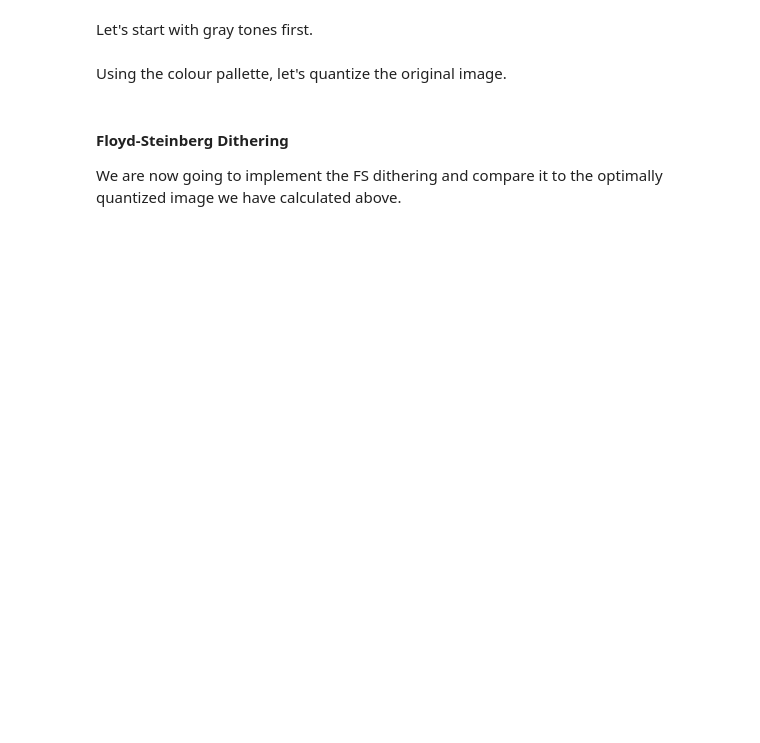
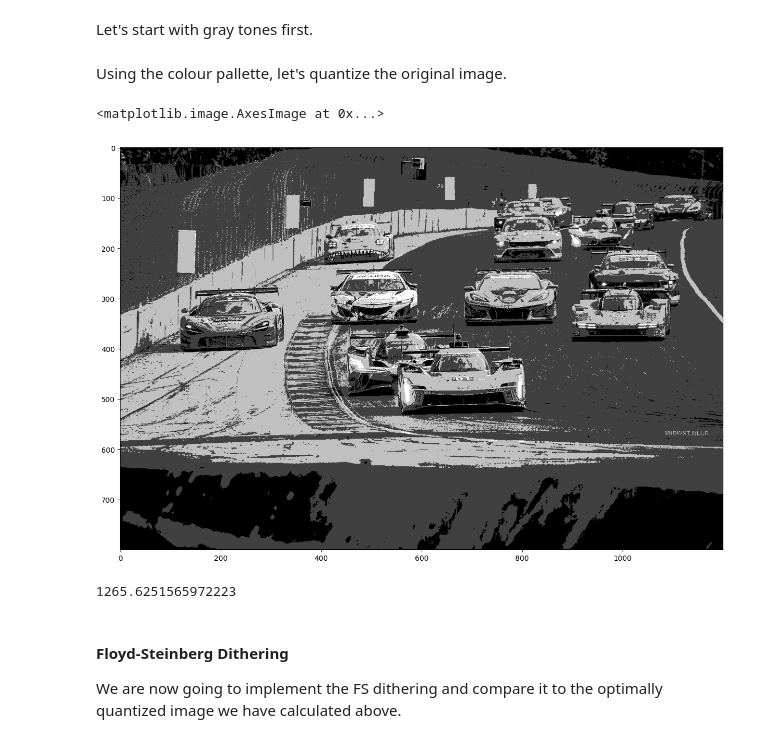
Before and after one commit to smoke22catches/computer-vision-course-homeworks, a Jupyter notebook: lesson_5/homework/Homework.ipynb, the cells around one changed output. Saved outputs shown, nothing was run; the diff lists cells and outputs as text; code cells hidden in the pictures; blank space fills up the shorter version.

```diff
--- a/lesson_5/homework/Homework.ipynb
+++ b/lesson_5/homework/Homework.ipynb
@@ -40,24 +43,48 @@ colors = np.array([[0, 0, 0],
 Using the colour pallette, let's quantize the original image.
 # %%
 # Cast the image to float
-img =
+img = img.astype(np.float64)
 
 # Prepare for quantization
 rows, cols, channels = img.shape
 quantized = np.zeros_like(img)
 
+# from student:
+# the function for calculating the eucliding distance between two 3-dimensional points
+def euclidean_distance(p1, p2):
+  return np.sqrt(
+      np.power(p2[0] - p1[0], 2) +
+      np.power(p2[1] - p1[1], 2) +
+      np.power(p2[2] - p1[2], 2)
+  )
+
 # Apply quantization
 for r in range(rows):
     for c in range(cols):
         # Extract the original pixel value
-        pixel =
+        pixel = list(img[r, c, :])
 
         # Find the closest colour from the pallette (using absolute value/Euclidean distance)
-        # Note: You may need more than one line of code here
-        new_pixel =
+        # Note: You may need more than one line of code here\
+
+        # from student:
+        # calculate the eucliding distance between current pixel
+        # and defined colors and select the shortest one
+        new_pixel = colors[0]
+        shortest_distance = euclidean_distance(pixel, colors[0])
+
+        for color in colors[1:]:
+          distance = euclidean_distance(pixel, color)
+
+          if distance < shortest_distance:
+            new_pixel = color
+            shortest_distance = distance
 
         # Apply quantization
         quantized[r, c, :] = new_pixel
 # %%
 # Show quantized image (don't forget to cast back to uint8)
-plt.imshow(...)
+plt.imshow(quantized.astype(np.uint8))
+# %% [output]
+<matplotlib.image.AxesImage at 0x...>
+[figure, added]
@@ -67,3 +91,20 @@ avg_quant_error =
+# %%
+# Compute average quantization error
+# from student: get only pixels values by reshaping image
+img_values = img.reshape(img.shape[0] * img.shape[1], img.shape[2]).astype(np.float64)
+quantized_values = quantized.reshape(quantized.shape[0] * quantized.shape[1], quantized.shape[2]).astype(np.float64)
+pixels_count = len(img_values)
+
+# from student: calculate average error for every channel
+avg_quant_error_red = np.sum(np.power(img_values[:, 0] - quantized_values[:, 0], 2)) / pixels_count
+avg_quant_error_green = np.sum(np.power(img_values[:, 1] - quantized_values[:, 1], 2)) / pixels_count
+avg_quant_error_blue = np.sum(np.power(img_values[:, 2] - quantized_values[:, 2], 2)) / pixels_count
+
+# from student: calculate general error
+avg_quant_error = (avg_quant_error_red + avg_quant_error_green + avg_quant_error_blue) / 3
+print(avg_quant_error)
+# %% [output]
+1265.6251565972223
 # %% [markdown]
 #### Floyd-Steinberg Dithering
 We are now going to implement the FS dithering and compare it to the optimally quantized image we have calculated above.
```
Also changed, not shown: parts of 7 cells of this notebook, 2 other files.
